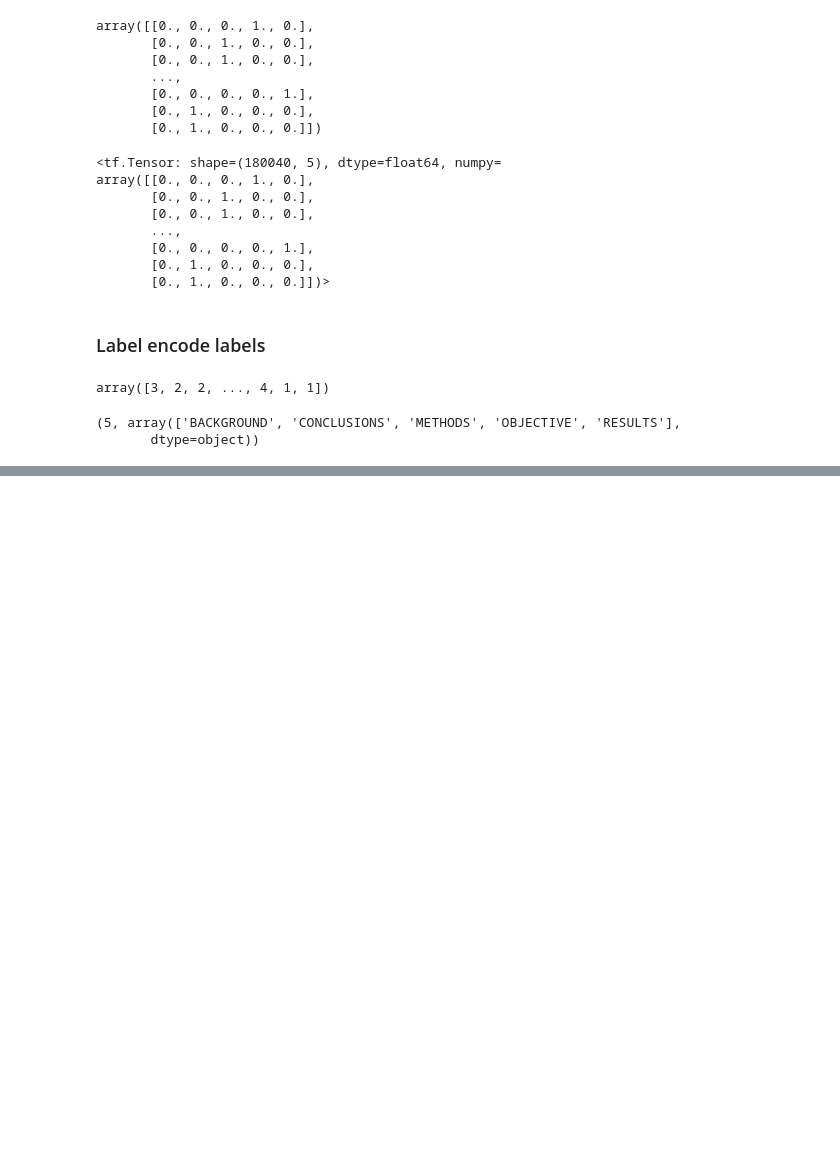
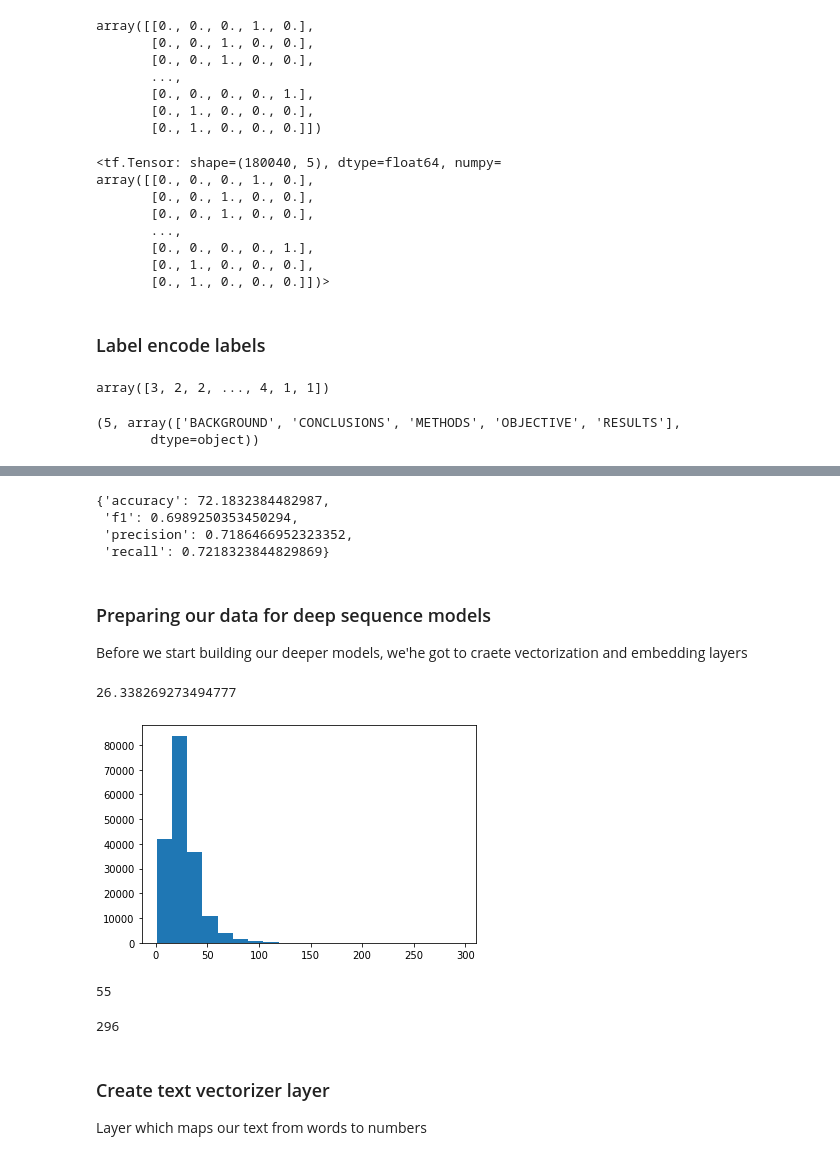
Before and after one commit to Victor1992/SlkimLit_nlp_milestone_project, a Jupyter notebook: SlkimLit_nlp_milestone_project.ipynb, the cells around one changed output, grey strips where cells are left out. Saved outputs shown, nothing was run; the diff lists cells and outputs as text; code cells hidden in the pictures; blank space fills up the shorter version.

```diff
--- a/SlkimLit_nlp_milestone_project.ipynb
+++ b/SlkimLit_nlp_milestone_project.ipynb
@@ -283,0 +345,14 @@ num_classes, class_names
+# %%
+# Calculate Baseline results
+baseline_results = calculate_results(y_true=val_labels_encoded,
+                                     y_pred = baseline_preds)
+baseline_results
+# %% [output]
+{'accuracy': 72.1832384482987,
+ 'f1': 0.6989250353450294,
+ 'precision': 0.7186466952323352,
+ 'recall': 0.7218323844829869}
+# %% [markdown]
+### Preparing our data for deep sequence models
+
+Before we start building our deeper models, we'he got to craete vectorization and embedding layers
@@ -283,0 +363,29 @@ num_classes, class_names
+# %%
+# How long the sentence is on average?
+
+sent_lens = [len(sentence.split()) for sentence in train_sentences]
+avg_sent_len = np.mean(sent_lens)
+avg_sent_len
+# %% [output]
+26.338269273494777
+# %%
+# what's the ditrinbution look like
+import matplotlib.pyplot as plt
+plt.hist(sent_lens, bins=20);
+# %% [output]
+[figure, added]
+# %%
+# How long of a sentecne length covers 95% of examples
+output_seq_len = int(np.percentile(sent_lens, 95))
+output_seq_len
+# %% [output]
+55
+# %%
+# Max seq length in the training set
+max(sent_lens)
+# %% [output]
+296
+# %% [markdown]
+### Create text vectorizer layer
+
+Layer which maps our text from words to numbers
```
Also changed, not shown: parts of 36 cells of this notebook.
